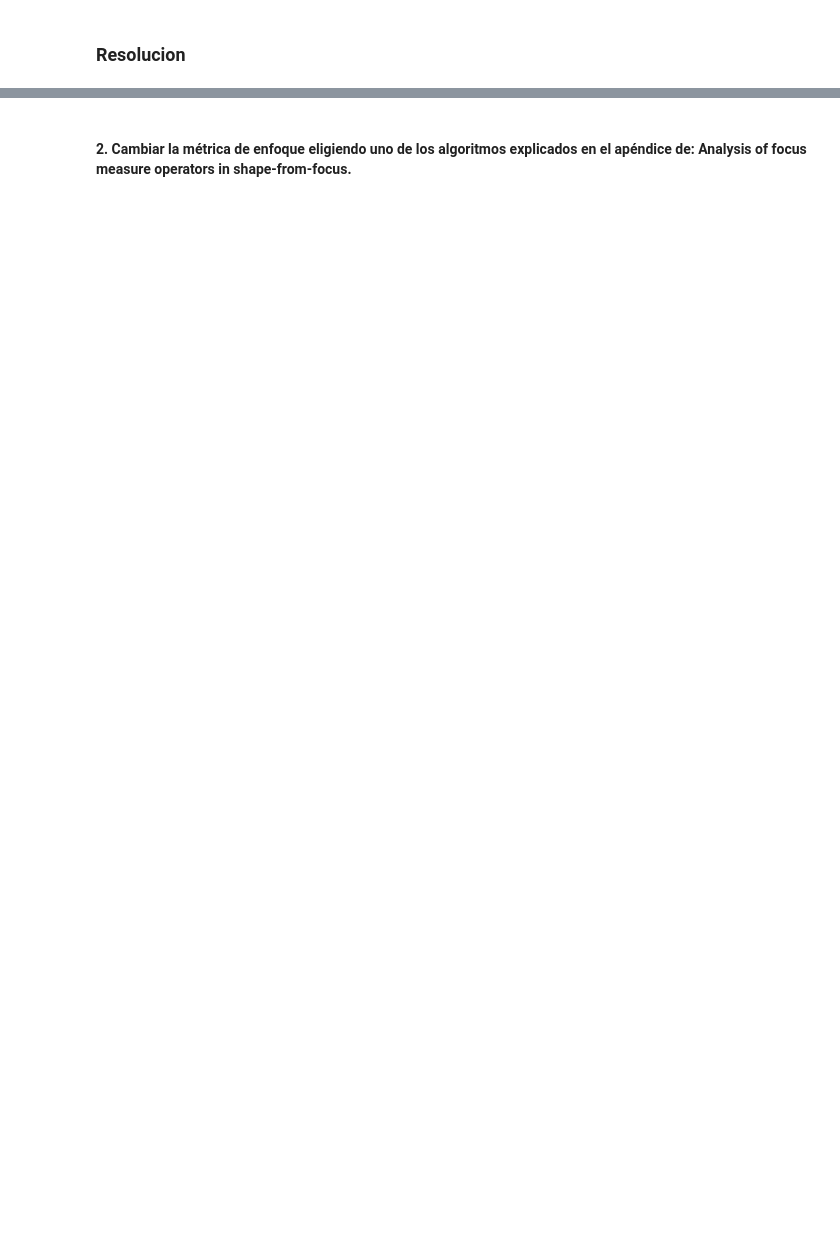
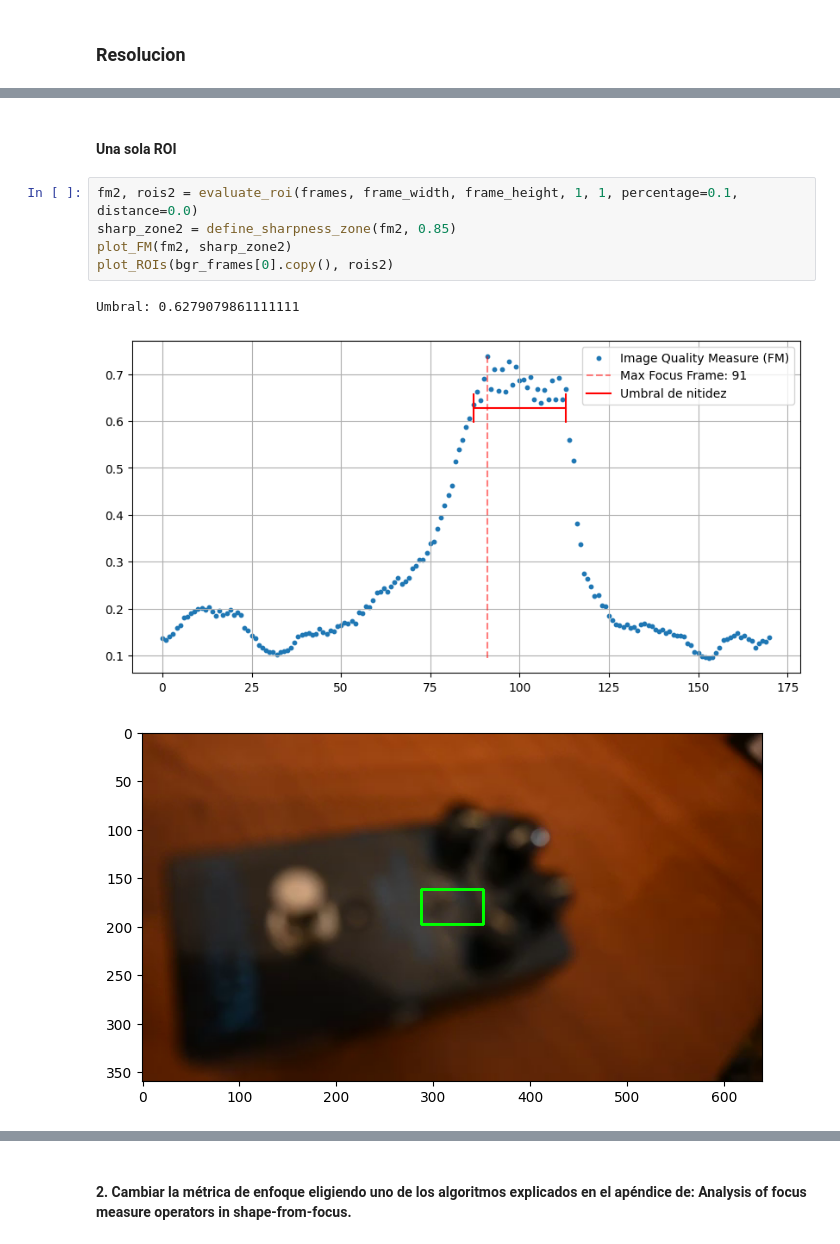
Before and after one commit to gabrielquiroga/vision_computadora_I_ceia, a Jupyter notebook: Material_TPs/TP2/tp2.ipynb, the cells around one changed output, grey strips where cells are left out. Cells and saved outputs as stored; diff of their text form; blank space fills up the shorter version.

```diff
--- a/Material_TPs/TP2/tp2.ipynb
+++ b/Material_TPs/TP2/tp2.ipynb
@@ -377,0 +515,11 @@ SyntaxError: incomplete input (1822228330.py, line 1)
+# %% [markdown]
+#### Una sola ROI
+# %%
+fm2, rois2 = evaluate_roi(frames, frame_width, frame_height, 1, 1, percentage=0.1, distance=0.0)
+sharp_zone2 = define_sharpness_zone(fm2, 0.85)
+plot_FM(fm2, sharp_zone2)
+plot_ROIs(bgr_frames[0].copy(), rois2)
+# %% [output]
+Umbral: 0.6279079861111111
+[figure, added]
+[figure, added]
```
Also changed, not shown: parts of 13 cells of this notebook.
